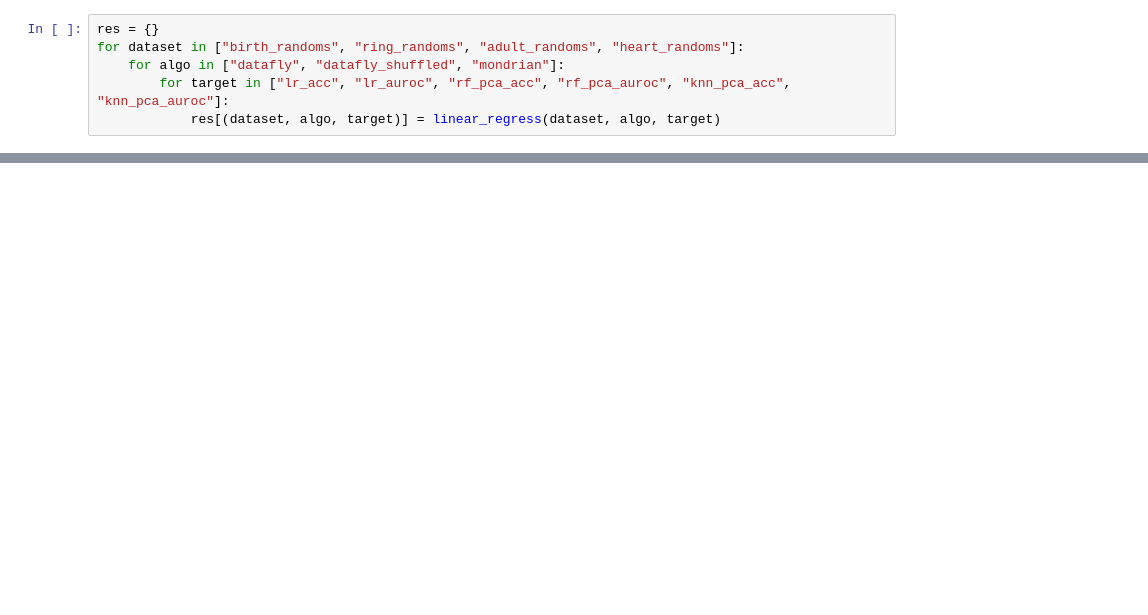
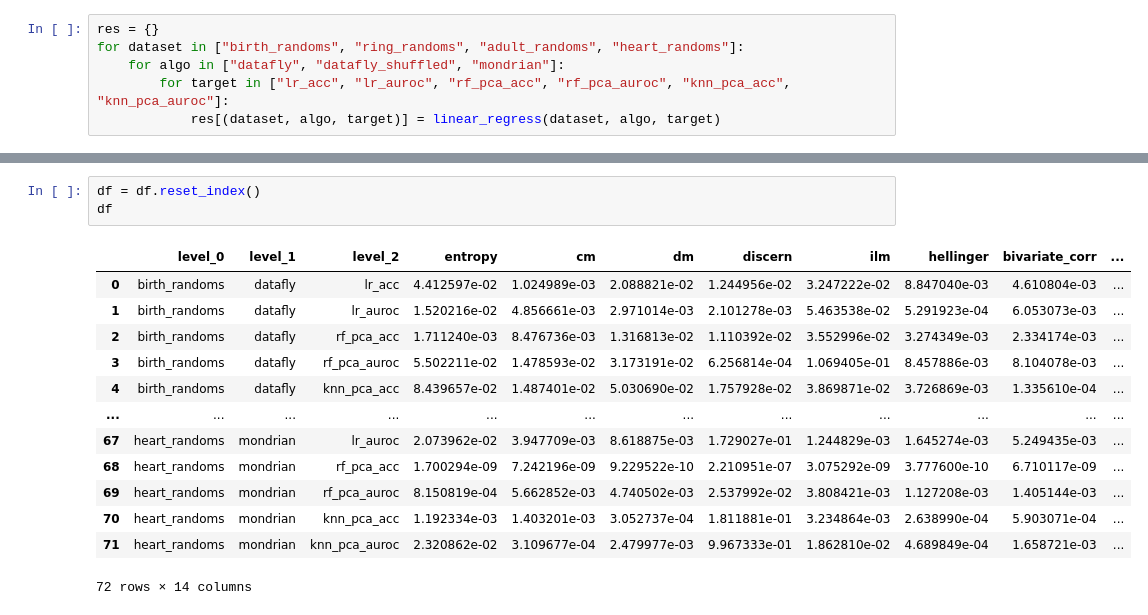
Before and after one commit to Deeep12345/Entropy_utility_measure, a Jupyter notebook: code/results/figures/LinearRegWinners.ipynb, the cells around one changed output, grey strips where cells are left out. Drawn from its saved outputs; the diff is of its cells as text; blank space fills up the shorter version.

```diff
--- a/code/results/figures/LinearRegWinners.ipynb
+++ b/code/results/figures/LinearRegWinners.ipynb
@@ -58 +89,18 @@ df
+# %%
+df = df.reset_index()
+df
+# %% [output]
+|  | level_0 | level_1 | level_2 | entropy | cm | dm | discern | ilm | hellinger | bivariate_corr | ... |
+| 0 | birth_randoms | datafly | lr_acc | 4.412597e-02 | 1.024989e-03 | 2.088821e-02 | 1.244956e-02 | 3.247222e-02 | 8.847040e-03 | 4.610804e-03 | ... |
+| 1 | birth_randoms | datafly | lr_auroc | 1.520216e-02 | 4.856661e-03 | 2.971014e-03 | 2.101278e-03 | 5.463538e-02 | 5.291923e-04 | 6.053073e-03 | ... |
+| 2 | birth_randoms | datafly | rf_pca_acc | 1.711240e-03 | 8.476736e-03 | 1.316813e-02 | 1.110392e-02 | 3.552996e-02 | 3.274349e-03 | 2.334174e-03 | ... |
+| 3 | birth_randoms | datafly | rf_pca_auroc | 5.502211e-02 | 1.478593e-02 | 3.173191e-02 | 6.256814e-04 | 1.069405e-01 | 8.457886e-03 | 8.104078e-03 | ... |
+| 4 | birth_randoms | datafly | knn_pca_acc | 8.439657e-02 | 1.487401e-02 | 5.030690e-02 | 1.757928e-02 | 3.869871e-02 | 3.726869e-03 | 1.335610e-04 | ... |
+| ... | ... | ... | ... | ... | ... | ... | ... | ... | ... | ... | ... |
+| 67 | heart_randoms | mondrian | lr_auroc | 2.073962e-02 | 3.947709e-03 | 8.618875e-03 | 1.729027e-01 | 1.244829e-03 | 1.645274e-03 | 5.249435e-03 | ... |
+| 68 | heart_randoms | mondrian | rf_pca_acc | 1.700294e-09 | 7.242196e-09 | 9.229522e-10 | 2.210951e-07 | 3.075292e-09 | 3.777600e-10 | 6.710117e-09 | ... |
+| 69 | heart_randoms | mondrian | rf_pca_auroc | 8.150819e-04 | 5.662852e-03 | 4.740502e-03 | 2.537992e-02 | 3.808421e-03 | 1.127208e-03 | 1.405144e-03 | ... |
+| 70 | heart_randoms | mondrian | knn_pca_acc | 1.192334e-03 | 1.403201e-03 | 3.052737e-04 | 1.811881e-01 | 3.234864e-03 | 2.638990e-04 | 5.903071e-04 | ... |
+| 71 | heart_randoms | mondrian | knn_pca_auroc | 2.320862e-02 | 3.109677e-04 | 2.479977e-03 | 9.967333e-01 | 1.862810e-02 | 4.689849e-04 | 1.658721e-03 | ... |
+72 rows × 14 columns
 # %%
```
Also changed, not shown: parts of 13 cells of this notebook, 28 other files.
